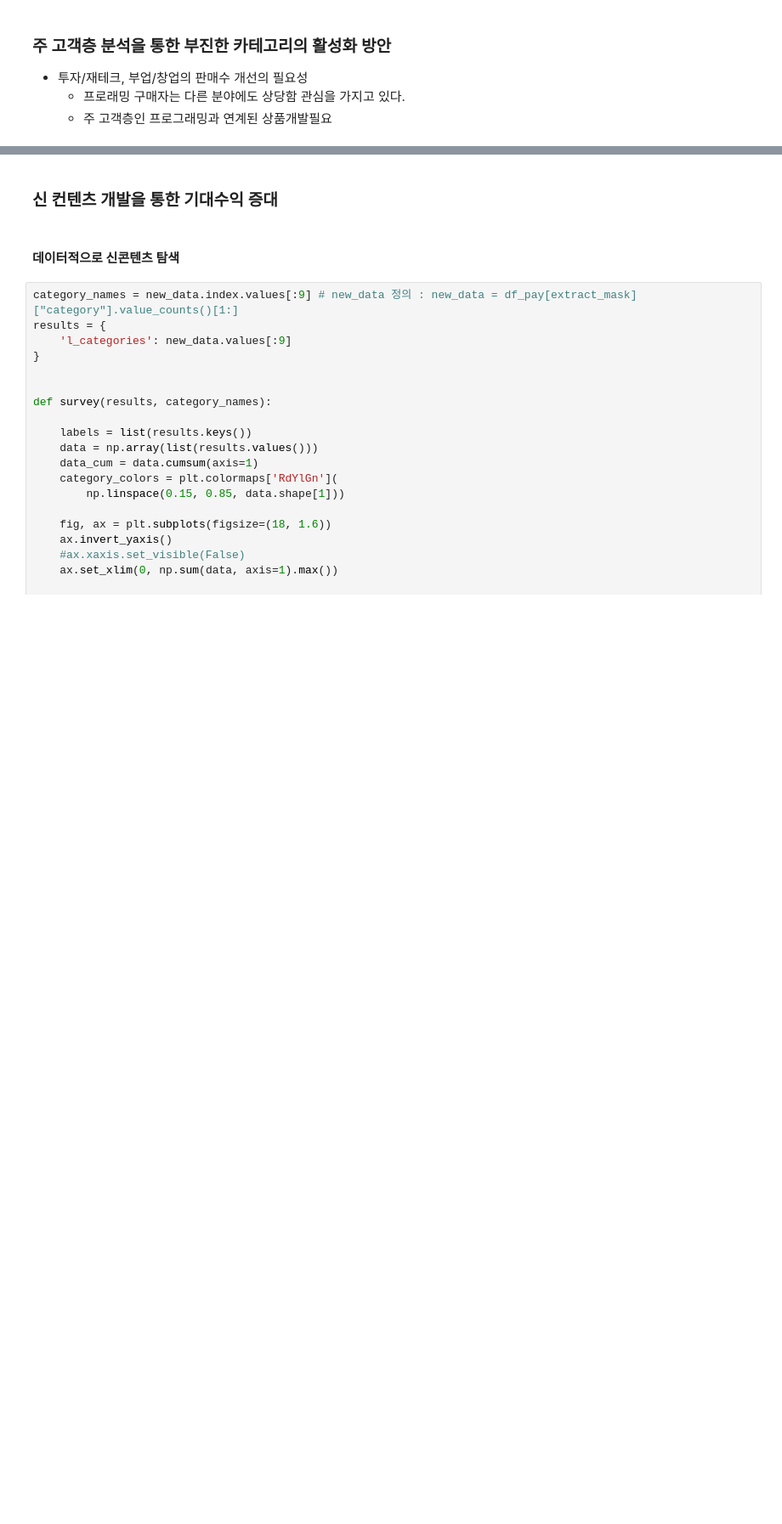
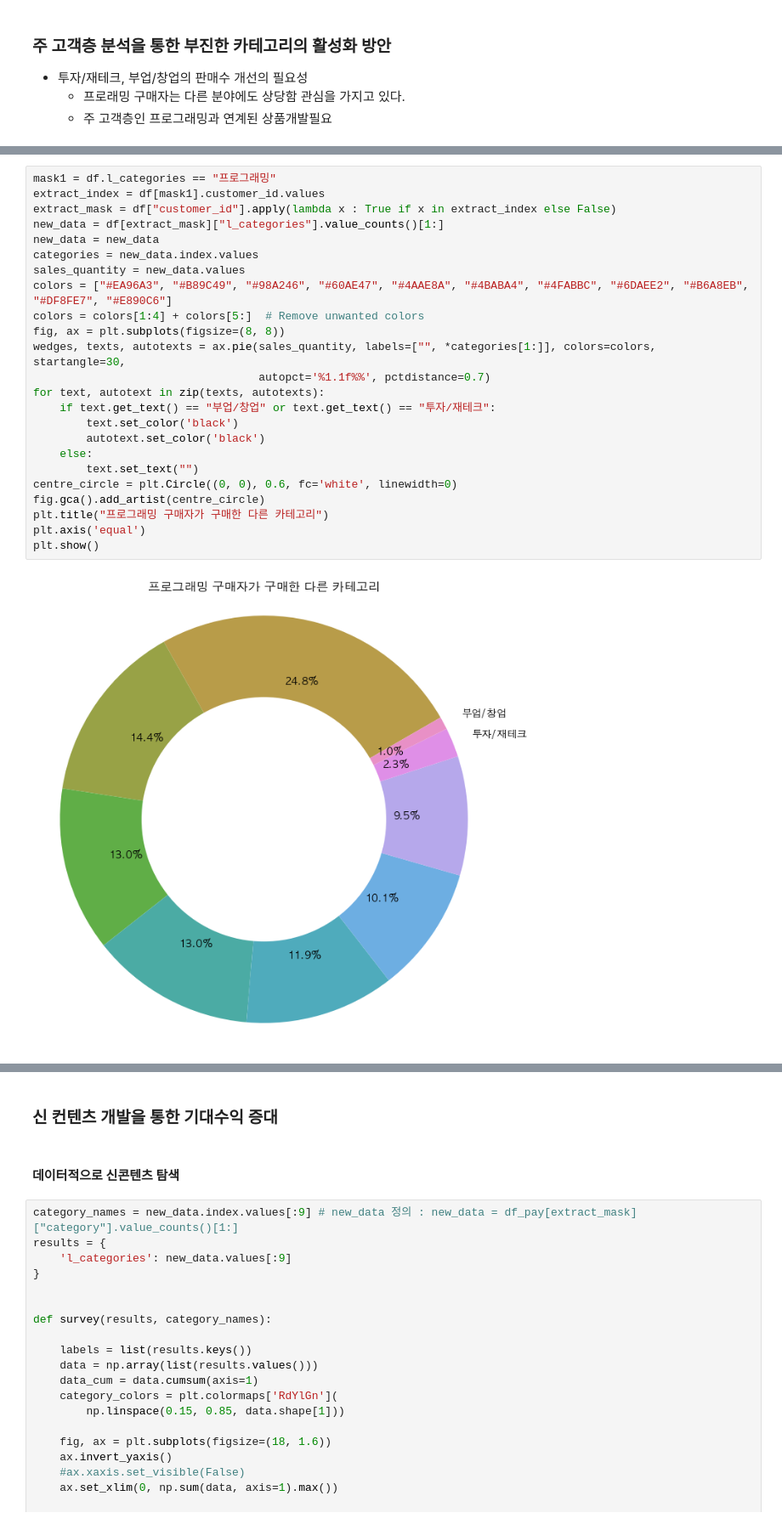
Before and after one commit to jasonheesanglee/YEAR_DREAM, a Jupyter notebook: FC_PJT/FC_PJT2.ipynb, the cells around one changed output, grey strips where cells are left out. Shown at 85% size. Saved outputs shown, nothing was run; the diff lists cells and outputs as text; blank space fills up the shorter version.

```diff
--- a/FC_PJT/FC_PJT2.ipynb
+++ b/FC_PJT/FC_PJT2.ipynb
@@ -872,3 +1078,29 @@ plt.show()
+# %%
+mask1 = df.l_categories == "프로그래밍"
+extract_index = df[mask1].customer_id.values
+extract_mask = df["customer_id"].apply(lambda x : True if x in extract_index else False)
+new_data = df[extract_mask]["l_categories"].value_counts()[1:]
+new_data = new_data
+categories = new_data.index.values
+sales_quantity = new_data.values
+colors = ["#EA96A3", "#B89C49", "#98A246", "#60AE47", "#4AAE8A", "#4BABA4", "#4FABBC", "#6DAEE2", "#B6A8EB", "#DF8FE7", "#E890C6"]
+colors = colors[1:4] + colors[5:]  # Remove unwanted colors
+fig, ax = plt.subplots(figsize=(8, 8))
+wedges, texts, autotexts = ax.pie(sales_quantity, labels=["", *categories[1:]], colors=colors, startangle=30,
+                                  autopct='%1.1f%%', pctdistance=0.7)
+for text, autotext in zip(texts, autotexts):
+    if text.get_text() == "부업/창업" or text.get_text() == "투자/재테크":
+        text.set_color('black')
+        autotext.set_color('black')
+    else:
+        text.set_text("")
+centre_circle = plt.Circle((0, 0), 0.6, fc='white', linewidth=0)
+fig.gca().add_artist(centre_circle)
+plt.title("프로그래밍 구매자가 구매한 다른 카테고리")
+plt.axis('equal')
+plt.show()
+# %% [output]
+[figure, added]
 # %%
 # 프로그래밍 구매자가 구매한 다른 카테고리
 mask1 = df.l_categories == "프로그래밍"
```
Also changed, not shown: parts of 66 cells of this notebook.
